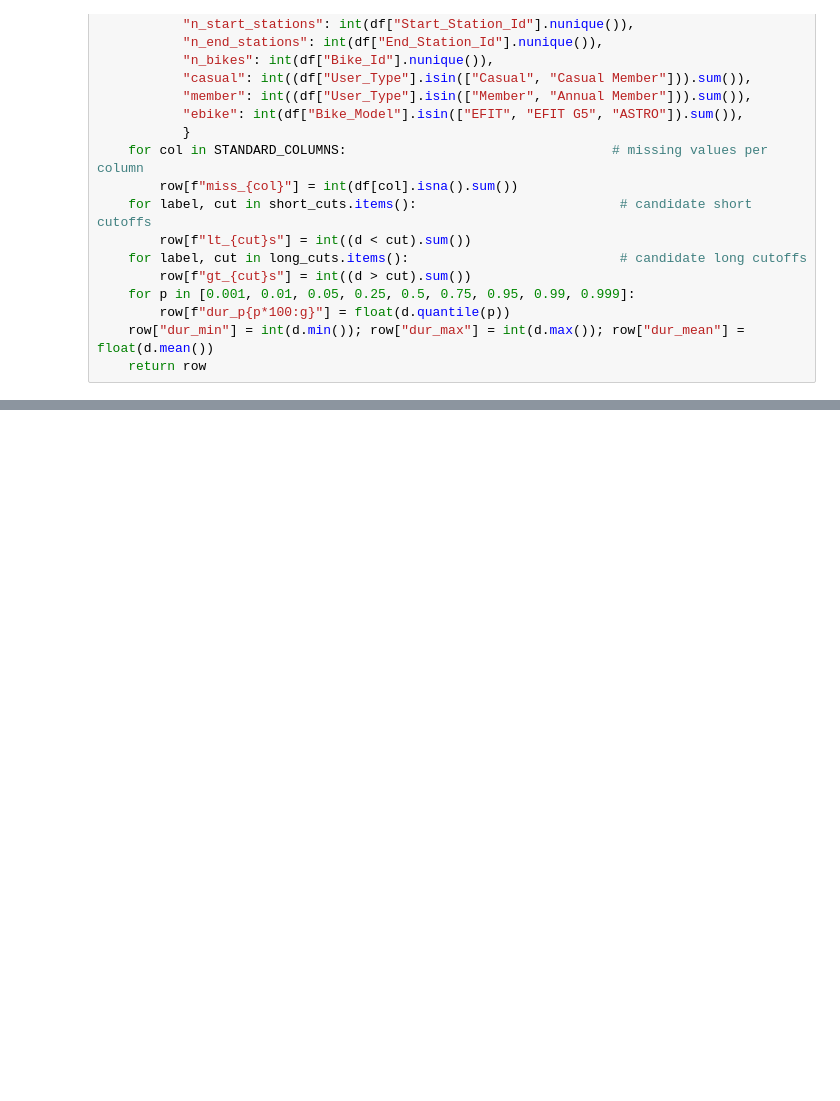
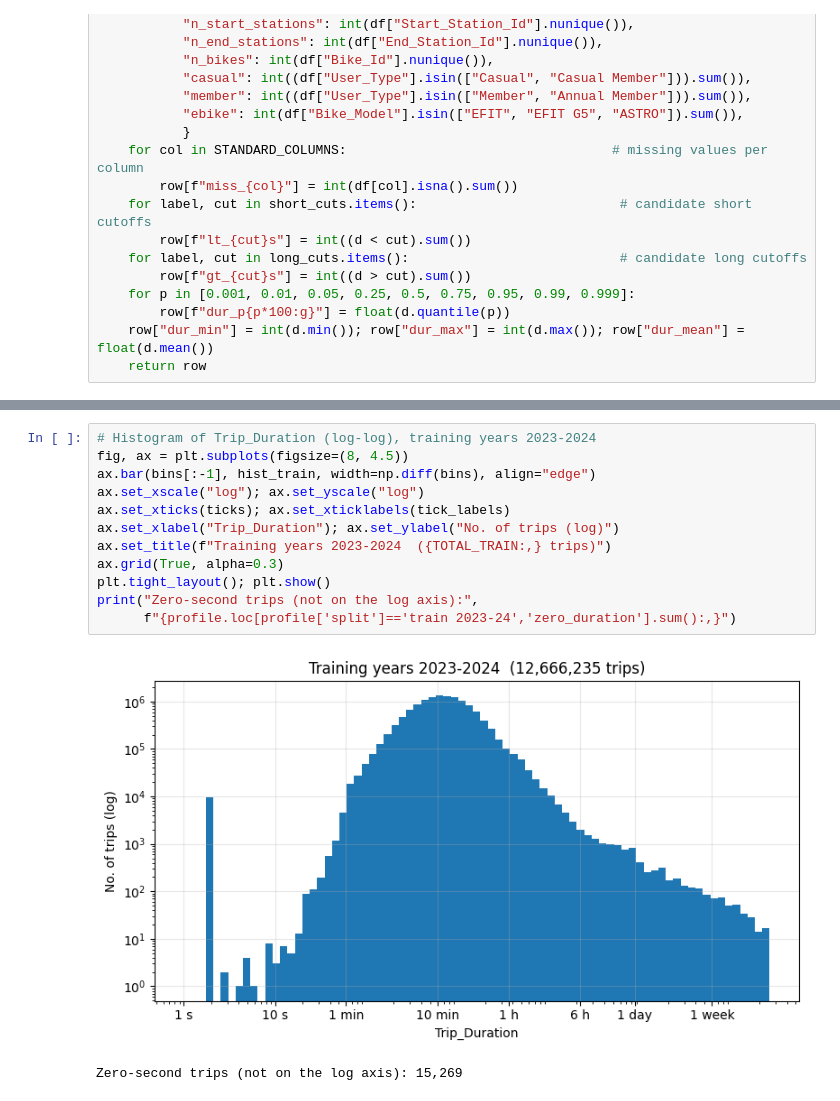
Before and after one commit to karquiza/bikeshare-toronto-demand, a Jupyter notebook: notebooks/M3_Report.ipynb, the cells around one changed output, grey strips where cells are left out. Cells and saved outputs as stored; diff of their text form; blank space fills up the shorter version.

```diff
--- a/notebooks/M3_Report.ipynb
+++ b/notebooks/M3_Report.ipynb
@@ -550,0 +751,15 @@ def profile_month(df, year, month):
+# %%
+# Histogram of Trip_Duration (log-log), training years 2023-2024
+fig, ax = plt.subplots(figsize=(8, 4.5))
+ax.bar(bins[:-1], hist_train, width=np.diff(bins), align="edge")
+ax.set_xscale("log"); ax.set_yscale("log")
+ax.set_xticks(ticks); ax.set_xticklabels(tick_labels)
+ax.set_xlabel("Trip_Duration"); ax.set_ylabel("No. of trips (log)")
+ax.set_title(f"Training years 2023-2024  ({TOTAL_TRAIN:,} trips)")
+ax.grid(True, alpha=0.3)
+plt.tight_layout(); plt.show()
+print("Zero-second trips (not on the log axis):",
+      f"{profile.loc[profile['split']=='train 2023-24','zero_duration'].sum():,}")
+# %% [output]
+[figure, added]
+Zero-second trips (not on the log axis): 15,269
```
Also changed, not shown: parts of 23 cells of this notebook.
